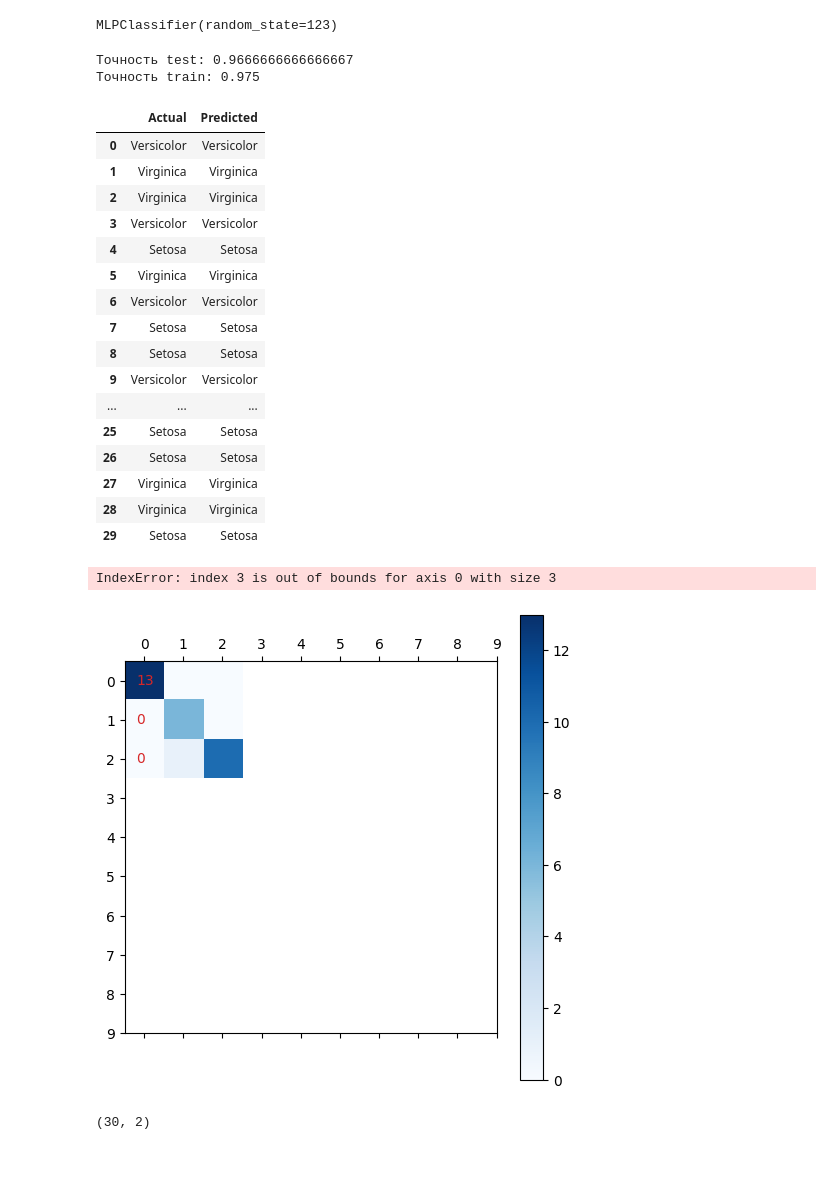
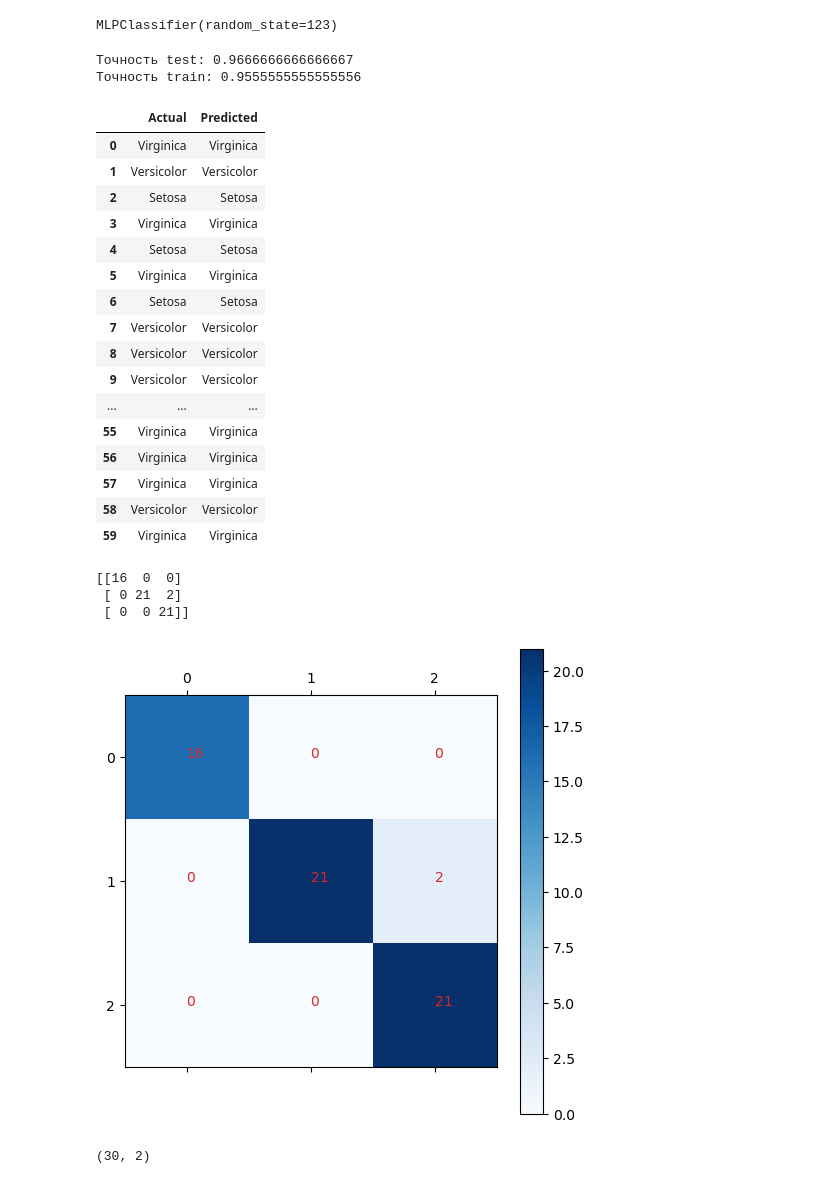
Before and after one commit to Ghukii/AI, a Jupyter notebook: Тетрадь_7/Zakharov_A_Workbook7.ipynb, the cells around one changed output. Drawn from its saved outputs; the diff is of its cells as text; code cells hidden in the pictures.

```diff
--- a/Тетрадь_7/Zakharov_A_Workbook7.ipynb
+++ b/Тетрадь_7/Zakharov_A_Workbook7.ipynb
@@ -194,7 +194,7 @@ x = df.iloc[:, :-1].values
 y = df.iloc[:, -1].values
 
 X_train, X_test, Y_train, Y_test = train_test_split(x, y,
-    train_size = 0.80, test_size=0.20, random_state=123)
+    train_size = 0.60, test_size=0.40, random_state=0)
 # %%
 model = MLPClassifier(random_state=123)
 
@@ -210,44 +210,50 @@ print(f'Точность train: {model.score(X_train, Y_train)}')
 df
 # %% [output]
 Точность test: 0.9666666666666667
-Точность train: 0.975
+Точность train: 0.9555555555555556
 |  | Actual | Predicted |
-| 0 | Versicolor | Versicolor |
-| 1 | Virginica | Virginica |
-| 2 | Virginica | Virginica |
-| 3 | Versicolor | Versicolor |
+| 0 | Virginica | Virginica |
+| 1 | Versicolor | Versicolor |
+| 2 | Setosa | Setosa |
+| 3 | Virginica | Virginica |
 | 4 | Setosa | Setosa |
 | 5 | Virginica | Virginica |
-| 6 | Versicolor | Versicolor |
-| 7 | Setosa | Setosa |
-| 8 | Setosa | Setosa |
+| 6 | Setosa | Setosa |
+| 7 | Versicolor | Versicolor |
+| 8 | Versicolor | Versicolor |
 | 9 | Versicolor | Versicolor |
 | ... | ... | ... |
-| 25 | Setosa | Setosa |
-| 26 | Setosa | Setosa |
-| 27 | Virginica | Virginica |
-| 28 | Virginica | Virginica |
-| 29 | Setosa | Setosa |
+| 55 | Virginica | Virginica |
+| 56 | Virginica | Virginica |
+| 57 | Virginica | Virginica |
+| 58 | Versicolor | Versicolor |
+| 59 | Virginica | Virginica |
 # %%
 from sklearn.metrics import confusion_matrix
 
 def plot_c_m(Y_test, Y_pred):
+
     c_m = confusion_matrix(Y_test, Y_pred)
+
+    print(c_m)
 
     fig = plt.figure(figsize=(6, 6))
     plt.matshow(c_m, cmap=plt.cm.Blues, fignum=1)
-    plt.yticks(range(10), range(10))
-    plt.xticks(range(10), range(10))
+    plt.yticks(range(len(c_m)), range(len(c_m)))
+    plt.xticks(range(len(c_m)), range(len(c_m)))
     plt.colorbar();
 
-    for i in range(10):
-        for j in range(10):
-            plt.text(i - 0.2, j + 0.1, str(c_m[j, i]), color='tab:red')
+    for i in range(len(c_m)):
+        for j in range(len(c_m)):
+            plt.text(i, j, str(c_m[j, i]), color='tab:red')
+
 
 plot_c_m(Y_test, model.predict(X_test))
 # %% [output]
-IndexError: index 3 is out of bounds for axis 0 with size 3
+[[16  0  0]
+ [ 0 21  2]
+ [ 0  0 21]]
-[figure, old version]
+[figure, new version]
 # %%
 # Регрессия
 import numpy as np
```
Also changed, not shown: 1 other file.
